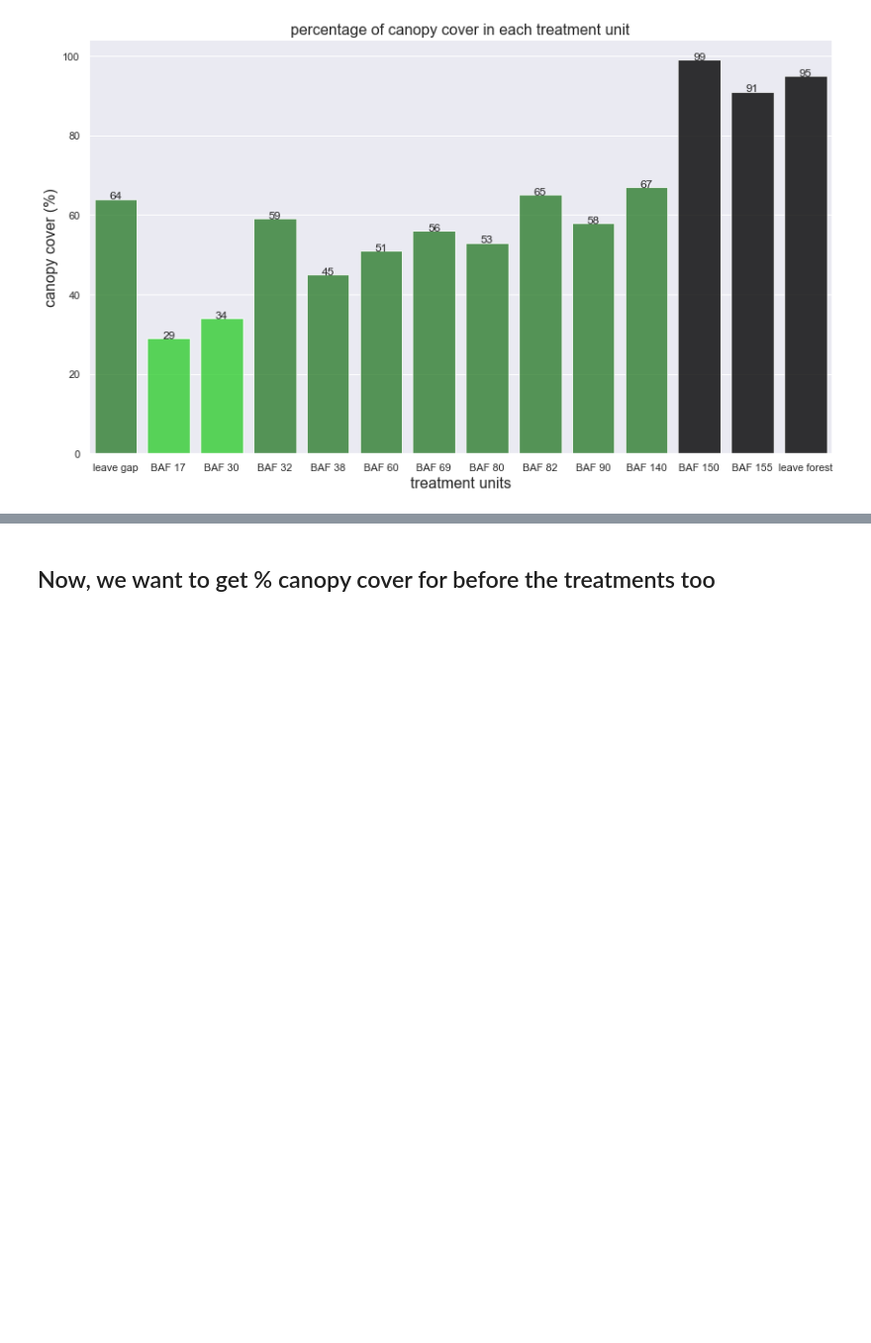
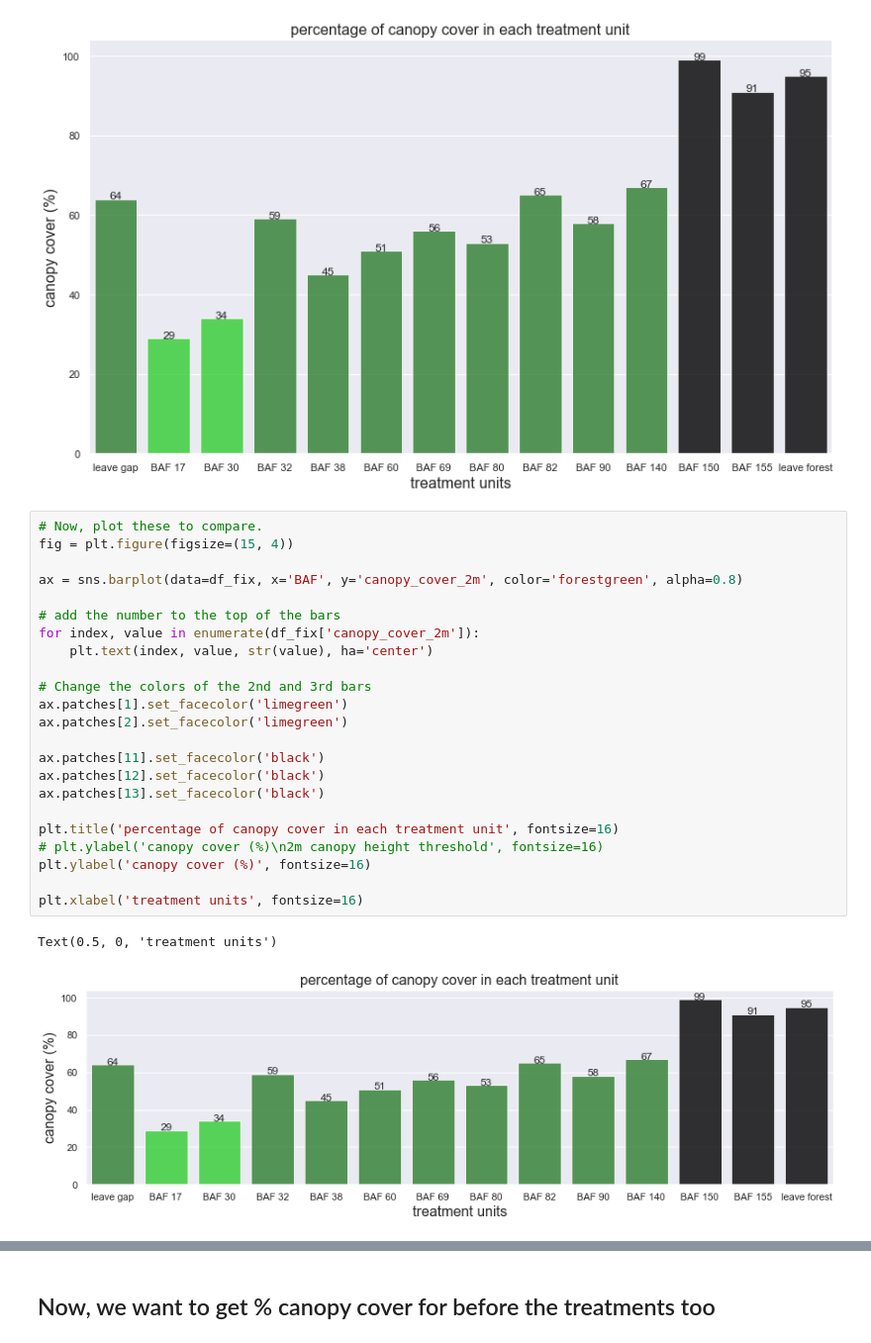
Before and after one commit to cassielumbrazo/CER_raster_analysis, a Jupyter notebook: 6_dce_groups_b_figure.ipynb, the cells around one changed output, grey strips where cells are left out. Shown at 99% size. Drawn from its saved outputs; the diff is of its cells as text; blank space fills up the shorter version.

```diff
--- a/6_dce_groups_b_figure.ipynb
+++ b/6_dce_groups_b_figure.ipynb
@@ -959,3 +963,29 @@ plt.xlabel('treatment units', fontsize=16)
 # %% [output]
 Text(0.5, 0, 'treatment units')
 [figure]
+# %%
+# Now, plot these to compare.
+fig = plt.figure(figsize=(15, 4))
+
+ax = sns.barplot(data=df_fix, x='BAF', y='canopy_cover_2m', color='forestgreen', alpha=0.8)
+
+# add the number to the top of the bars
+for index, value in enumerate(df_fix['canopy_cover_2m']):
+    plt.text(index, value, str(value), ha='center')
+
+# Change the colors of the 2nd and 3rd bars
+ax.patches[1].set_facecolor('limegreen')
+ax.patches[2].set_facecolor('limegreen')
+
+ax.patches[11].set_facecolor('black')
+ax.patches[12].set_facecolor('black')
+ax.patches[13].set_facecolor('black')
+
+plt.title('percentage of canopy cover in each treatment unit', fontsize=16)
+# plt.ylabel('canopy cover (%)\n2m canopy height threshold', fontsize=16)
+plt.ylabel('canopy cover (%)', fontsize=16)
+
+plt.xlabel('treatment units', fontsize=16)
+# %% [output]
+Text(0.5, 0, 'treatment units')
+[figure, added]
```
Also changed, not shown: parts of 7 cells of this notebook.
